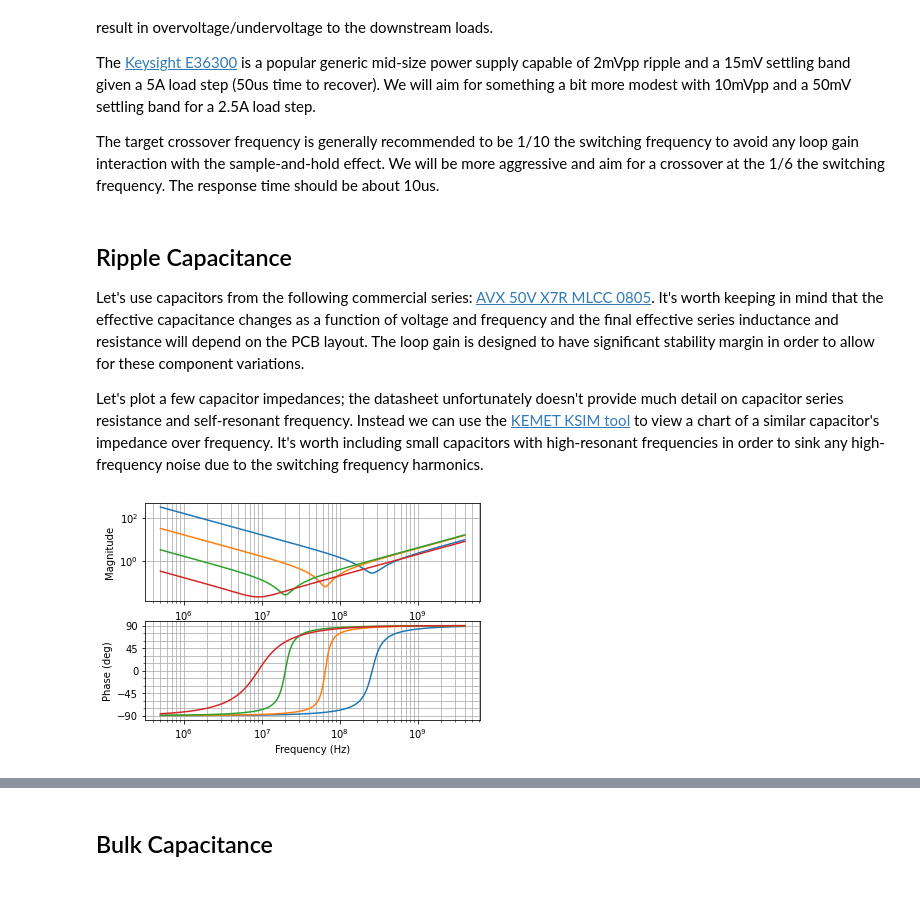
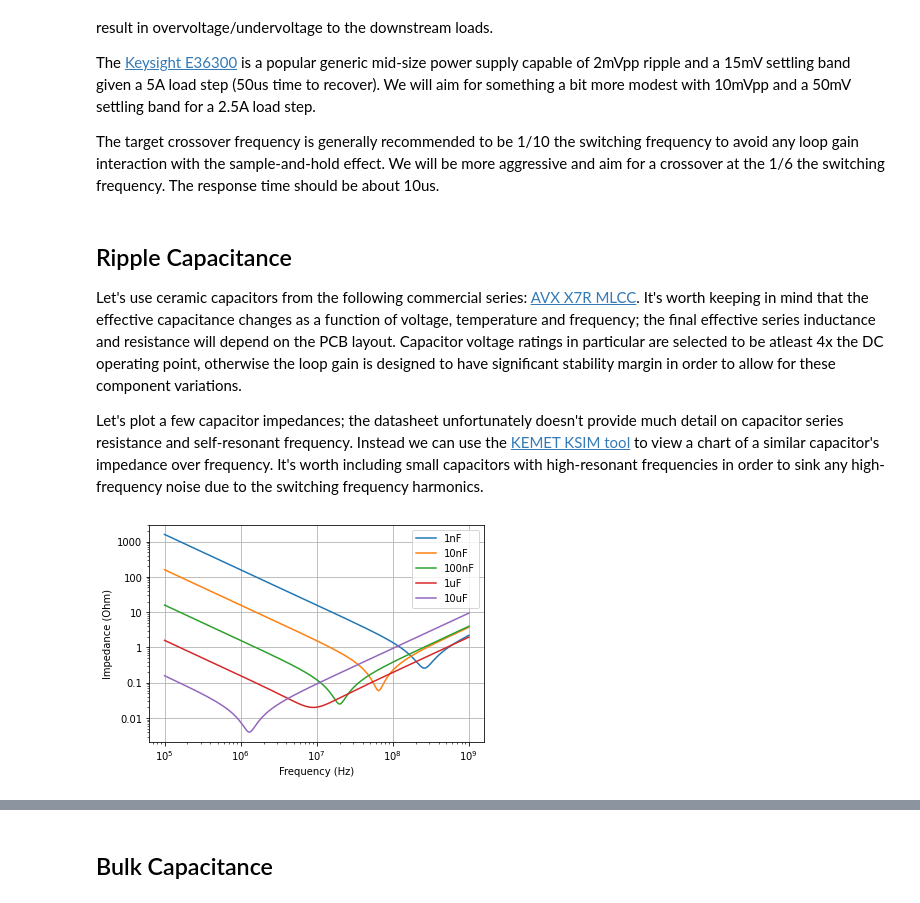
Before and after one commit to amosborne/buck-converter-stability, a Jupyter notebook: analysis.ipynb, the cells around one changed output, grey strips where cells are left out. Saved outputs shown, nothing was run; the diff lists cells and outputs as text; code cells hidden in the pictures.

```diff
--- a/analysis.ipynb
+++ b/analysis.ipynb
@@ -68,7 +69,7 @@ The target crossover frequency is generally recommended to be 1/10 the switching
 # %% [markdown]
 ## Ripple Capacitance
 
-Let's use capacitors from the following commercial series: [AVX 50V X7R MLCC 0805](https://datasheets.kyocera-avx.com/X7RDielectric.pdf). It's worth keeping in mind that the effective capacitance changes as a function of voltage and frequency and the final effective series inductance and resistance will depend on the PCB layout. The loop gain is designed to have significant stability margin in order to allow for these component variations.
+Let's use ceramic capacitors from the following commercial series: [AVX X7R MLCC](https://datasheets.kyocera-avx.com/X7RDielectric.pdf). It's worth keeping in mind that the effective capacitance changes as a function of voltage, temperature and frequency; the final effective series inductance and resistance will depend on the PCB layout. Capacitor voltage ratings in particular are selected to be atleast 4x the DC operating point, otherwise the loop gain is designed to have significant stability margin in order to allow for these component variations.
 
 Let's plot a few capacitor impedances; the datasheet unfortunately doesn't provide much detail on capacitor series resistance and self-resonant frequency. Instead we can use the [KEMET KSIM tool](https://ksim3.kemet.com/capacitor-simulation) to view a chart of a similar capacitor's impedance over frequency. It's worth including small capacitors with high-resonant frequencies in order to sink any high-frequency noise due to the switching frequency harmonics.
 # %%
@@ -76,17 +77,34 @@ def cercap(c, esr, srf):
     esl = (1 / (srf * math.tau)) ** 2 / c
     return control.tf(1, [c, 0]) + control.tf([esl, 0], 1) + esr
 # %%
-cap1n = cercap(c=1e-9, esr=260e-3, srf=260e6)
-cap10n = cercap(c=10e-9, esr=60e-3, srf=65e6)
-cap100n = cercap(c=100e-9, esr=25e-3, srf=20e6)
-cap1u = cercap(c=1e-6, esr=20e-3, srf=9e6)
+cap1n = cercap(c=1e-9, esr=260e-3, srf=260e6)  # 0805, 1nF, 200V
+cap2n2 = cercap(c=2.2e-9, esr=180e-3, srf=200e6)  # 0805, 2.2nF, 200V
+cap10n = cercap(c=10e-9, esr=60e-3, srf=65e6)  # 0805, 10nF, 100V
+cap47n = cercap(c=47e-9, esr=43e-3, srf=40e6)  # 0805, 47nF, 100V
+cap100n = cercap(c=100e-9, esr=25e-3, srf=20e6)  # 0805, 100nF, 50V
+cap1u = cercap(c=1e-6, esr=20e-3, srf=9e6)  # 0805, 1uF, 25V
+cap10u = cercap(c=10e-6, esr=4e-3, srf=1.3e6)  # 1206, 10uF, 16V
 # %%
-mag, phase, omega = control.bode_plot(cap1n, omega_limits=(500e3, 4e9), Hz=True)
-mag, phase, omega = control.bode_plot(cap10n, omega_limits=(500e3, 4e9), Hz=True)
-mag, phase, omega = control.bode_plot(cap100n, omega_limits=(500e3, 4e9), Hz=True)
-mag, phase, omega = control.bode_plot(cap1u, omega_limits=(500e3, 4e9), Hz=True)
+freq = np.logspace(5, 9, 1000)  # 100kHz to 1Ghz
+
+z1n, _, _ = control.freqresp(cap1n, freq * math.tau)
+z10n, _, _ = control.freqresp(cap10n, freq * math.tau)
+z100n, _, _ = control.freqresp(cap100n, freq * math.tau)
+z1u, _, _ = control.freqresp(cap1u, freq * math.tau)
+z10u, _, _ = control.freqresp(cap10u, freq * math.tau)
+
+plt.loglog(freq, z1n, label="1nF")
+plt.loglog(freq, z10n, label="10nF")
+plt.loglog(freq, z100n, label="100nF")
+plt.loglog(freq, z1u, label="1uF")
+plt.loglog(freq, z10u, label="10uF")
+plt.legend()
+plt.xlabel("Frequency (Hz)")
+plt.ylabel("Impedance (Ohm)")
+plt.grid()
+plt.gca().yaxis.set_major_formatter(FormatStrFormatter("%g"))
 # %% [output]
-[figure, old version]
+[figure, new version]
 # %%
 def parz(*args):
     if len(args) == 1:
```
Also changed, not shown: parts of 3 cells of this notebook.
